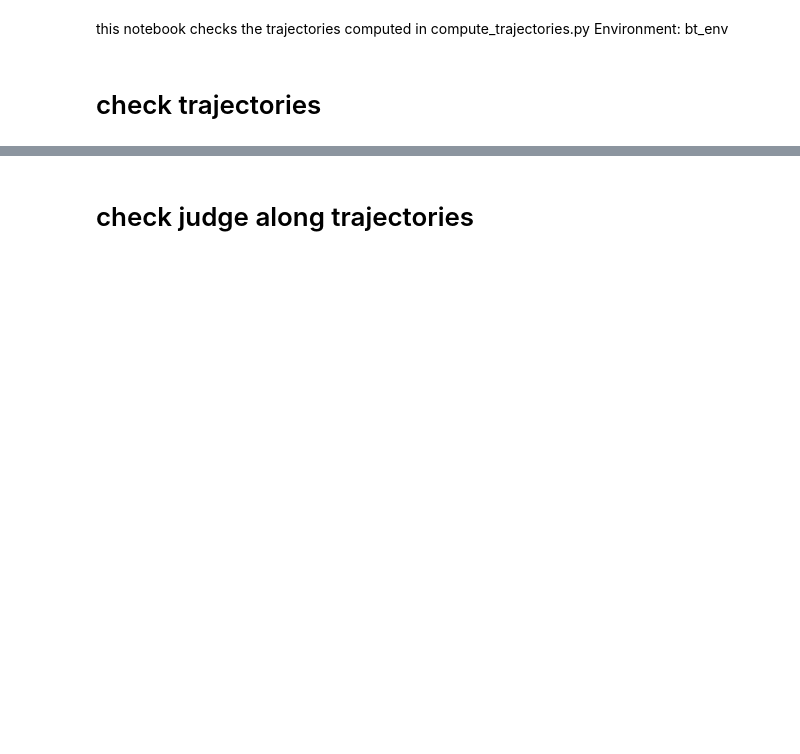
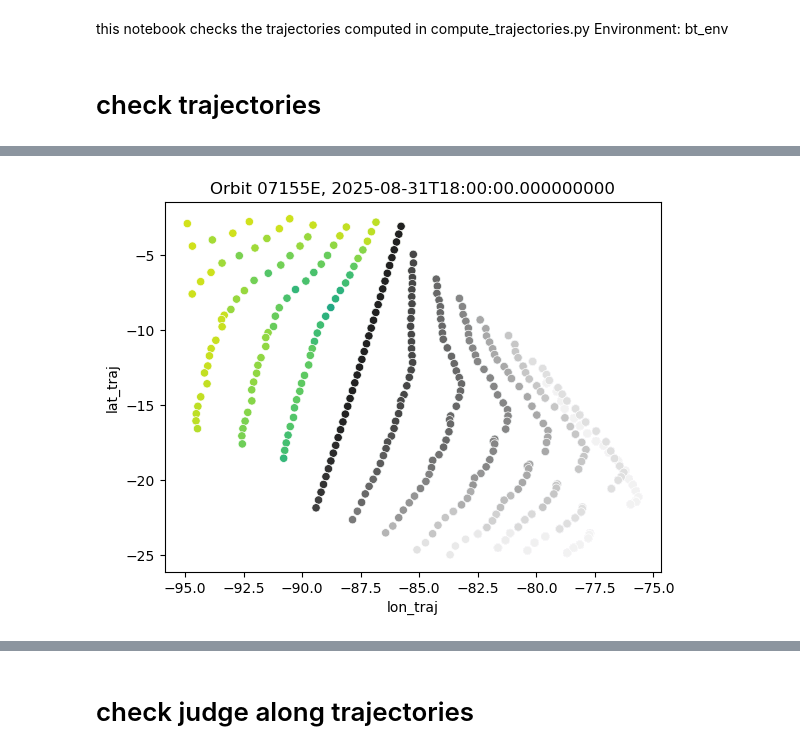
Before and after one commit to johanna-mayer/mesoscale_structure_public, a Jupyter notebook: backtrajectories/check_trajectories.ipynb, the cells around one changed output, grey strips where cells are left out. Cells and saved outputs as stored; diff of their text form; code cells hidden in the pictures; blank space fills up the shorter version.

Commit message:
last modifications for judge for MSI; first analysis of open and closed cells; refactoring of backtrajectory calculation

```diff
--- a/backtrajectories/check_trajectories.ipynb
+++ b/backtrajectories/check_trajectories.ipynb
@@ -15,8 +15,11 @@ from matplotlib.colors import LogNorm
 # %% [markdown]
 # check trajectories
 # %%
-with xr.open_dataset('/home/jmayer/ACI_research/Code/resources/bt_SEP.nc') as ds:
+with xr.open_dataset('/home/jmayer/ACI_research/Code/resources_mesoscale_structure/bt_SEP.nc') as ds:
     bt_SEP = ds.load()
+# %%
+with xr.open_dataset('/home/jmayer/ACI_research/Code/resources_mesoscale_structure/bt_SEP_Sep-Nov_partial.nc') as ds:
+    bt_SEP_2 = ds.load()
 # %%
 bt_SEP
 # %% [output]
@@ -53,0 +37,3 @@ Coordinates:
+# %%
+bt_sel = bt_SEP.sel(time_startpoint = slice('2025-08-31','2025-11-30'))#
+np.unique(bt_sel.orbit)
@@ -54 +53,14 @@ Coordinates:
+# %%
+for orbit in np.unique(bt_sel.orbit)[0:4]:
+    bt_orbit = bt_SEP_2.where(bt_SEP_2.orbit == orbit, drop=True)
+    for t in bt_orbit.time_startpoint:
+        sns.scatterplot(data=bt_orbit.sel(time_startpoint=t), x='lon_traj', y='lat_traj', hue='datetime_traj', palette='viridis', legend=False)
+
+    bt_orbit = bt_SEP.where(bt_SEP.orbit == orbit, drop=True)
+    for t in bt_orbit.time_startpoint:
+        sns.scatterplot(data=bt_orbit.sel(time_startpoint=t), x='lon_traj', y='lat_traj', hue='datetime_traj', palette='Greys', legend=False)
+    plt.title(f'Orbit {orbit}, {bt_orbit.sel(timestep=0).datetime_traj.values[0]}')
+    plt.show()
+# %% [output]
+[figure, added]
 # %%
```
Also changed, not shown: parts of 13 cells of this notebook, 10 other files.
